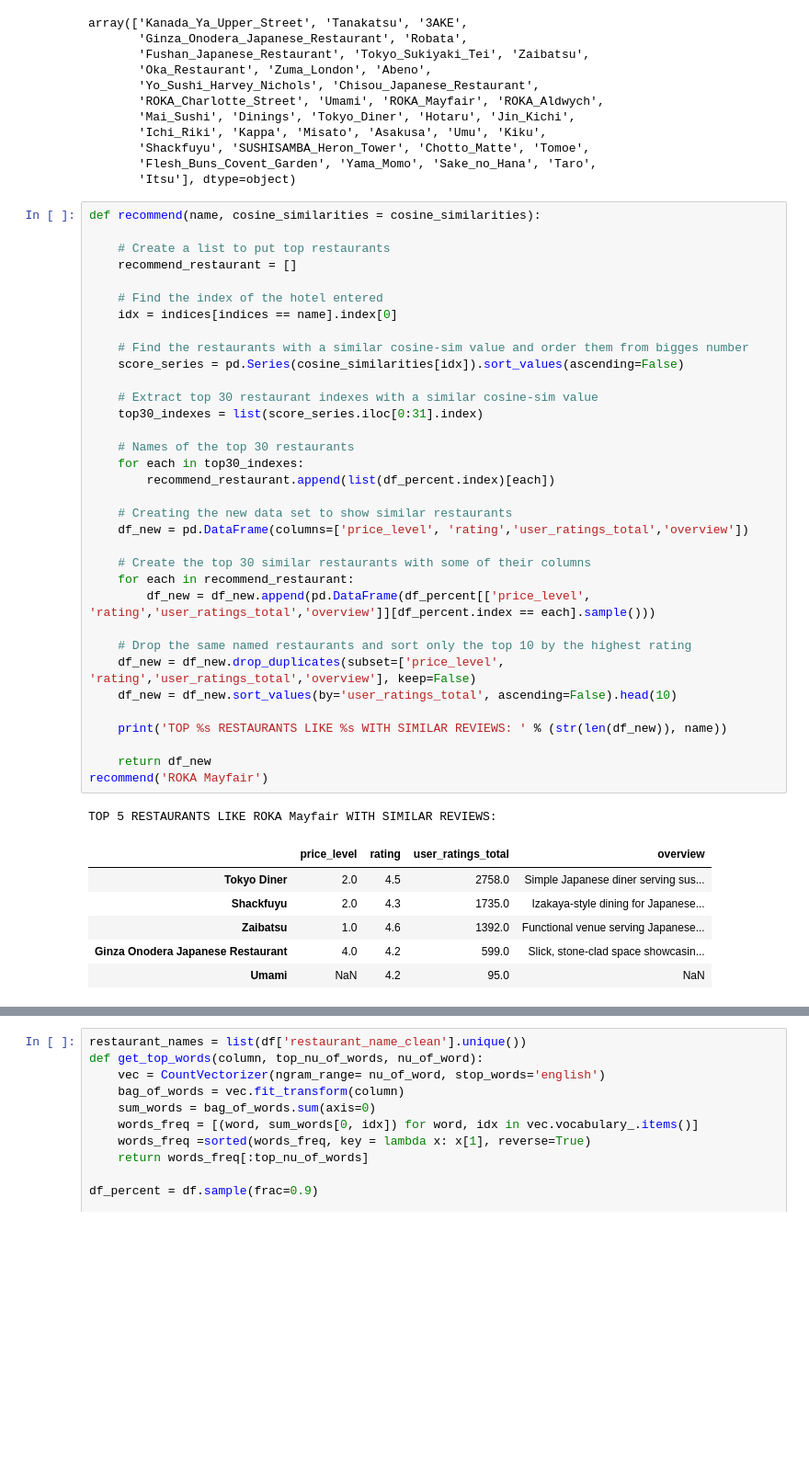
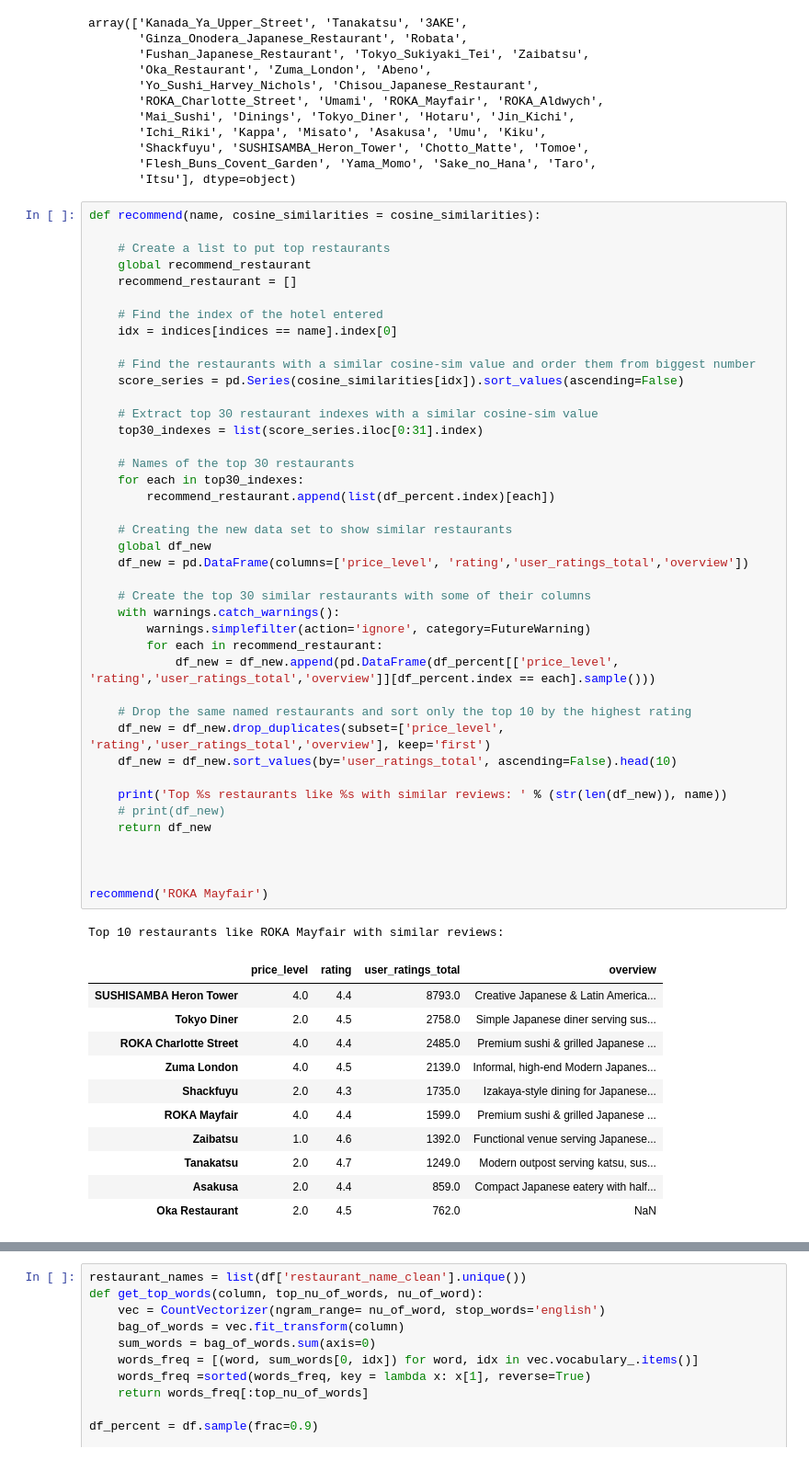
Before and after one commit to nathanindrakumar/Recommender_Food_LDN, a Jupyter notebook: Recommender_NLP.ipynb, the cells around one changed output, grey strips where cells are left out. Shown: that part at 92% size. Saved outputs shown, nothing was run; the diff lists cells and outputs as text; blank space fills up the shorter version.

Commit message:
fixed issue with not returning as many recs as requested

```diff
--- a/Recommender_NLP.ipynb
+++ b/Recommender_NLP.ipynb
@@ -155,42 +155,54 @@ array(['Kanada_Ya_Upper_Street', 'Tanakatsu', '3AKE',
 # %%
 def recommend(name, cosine_similarities = cosine_similarities):
 
     # Create a list to put top restaurants
+    global recommend_restaurant
     recommend_restaurant = []
 
     # Find the index of the hotel entered
     idx = indices[indices == name].index[0]
 
-    # Find the restaurants with a similar cosine-sim value and order them from bigges number
+    # Find the restaurants with a similar cosine-sim value and order them from biggest number
     score_series = pd.Series(cosine_similarities[idx]).sort_values(ascending=False)
 
     # Extract top 30 restaurant indexes with a similar cosine-sim value
     top30_indexes = list(score_series.iloc[0:31].index)
 
     # Names of the top 30 restaurants
     for each in top30_indexes:
         recommend_restaurant.append(list(df_percent.index)[each])
 
     # Creating the new data set to show similar restaurants
+    global df_new
     df_new = pd.DataFrame(columns=['price_level', 'rating','user_ratings_total','overview'])
 
     # Create the top 30 similar restaurants with some of their columns
-    for each in recommend_restaurant:
-        df_new = df_new.append(pd.DataFrame(df_percent[['price_level', 'rating','user_ratings_total','overview']][df_percent.index == each].sample()))
+    with warnings.catch_warnings():
+        warnings.simplefilter(action='ignore', category=FutureWarning)
+        for each in recommend_restaurant:
+            df_new = df_new.append(pd.DataFrame(df_percent[['price_level', 'rating','user_ratings_total','overview']][df_percent.index == each].sample()))
 
     # Drop the same named restaurants and sort only the top 10 by the highest rating
-    df_new = df_new.drop_duplicates(subset=['price_level', 'rating','user_ratings_total','overview'], keep=False)
+    df_new = df_new.drop_duplicates(subset=['price_level', 'rating','user_ratings_total','overview'], keep='first')
     df_new = df_new.sort_values(by='user_ratings_total', ascending=False).head(10)
 
-    print('TOP %s RESTAURANTS LIKE %s WITH SIMILAR REVIEWS: ' % (str(len(df_new)), name))
+    print('Top %s restaurants like %s with similar reviews: ' % (str(len(df_new)), name))
+    # print(df_new)
+    return df_new
 
-    return df_new
+
+
 recommend('ROKA Mayfair')
 # %% [output]
-TOP 5 RESTAURANTS LIKE ROKA Mayfair WITH SIMILAR REVIEWS:
+Top 10 restaurants like ROKA Mayfair with similar reviews:
 |  | price_level | rating | user_ratings_total | overview |
+| SUSHISAMBA Heron Tower | 4.0 | 4.4 | 8793.0 | Creative Japanese & Latin America... |
 | Tokyo Diner | 2.0 | 4.5 | 2758.0 | Simple Japanese diner serving sus... |
+| ROKA Charlotte Street | 4.0 | 4.4 | 2485.0 | Premium sushi & grilled Japanese ... |
+| Zuma London | 4.0 | 4.5 | 2139.0 | Informal, high-end Modern Japanes... |
 | Shackfuyu | 2.0 | 4.3 | 1735.0 | Izakaya-style dining for Japanese... |
+| ROKA Mayfair | 4.0 | 4.4 | 1599.0 | Premium sushi & grilled Japanese ... |
 | Zaibatsu | 1.0 | 4.6 | 1392.0 | Functional venue serving Japanese... |
-| Ginza Onodera Japanese Restaurant | 4.0 | 4.2 | 599.0 | Slick, stone-clad space showcasin... |
-| Umami | NaN | 4.2 | 95.0 | NaN |
+| Tanakatsu | 2.0 | 4.7 | 1249.0 | Modern outpost serving katsu, sus... |
+| Asakusa | 2.0 | 4.4 | 859.0 | Compact Japanese eatery with half... |
+| Oka Restaurant | 2.0 | 4.5 | 762.0 | NaN |
```
Also changed, not shown: parts of 4 cells of this notebook, 1 other file.
